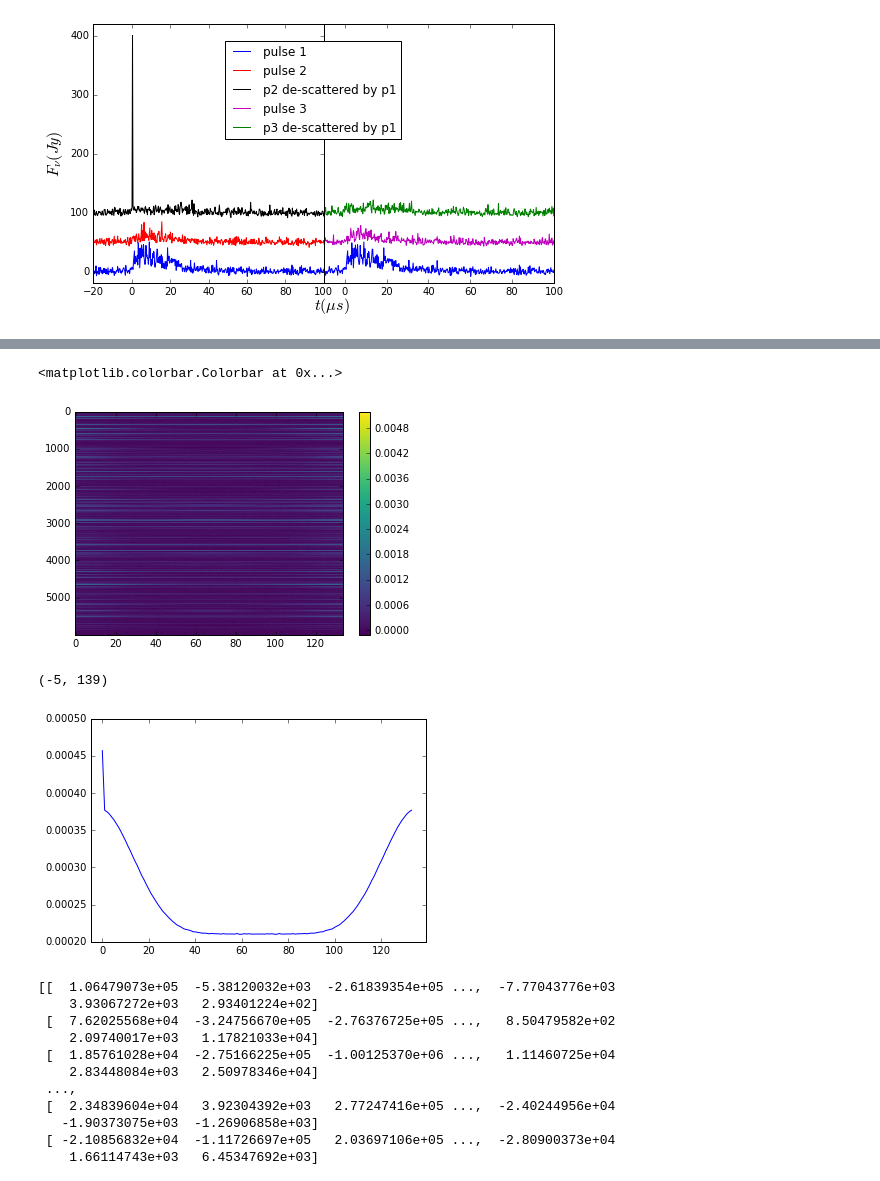
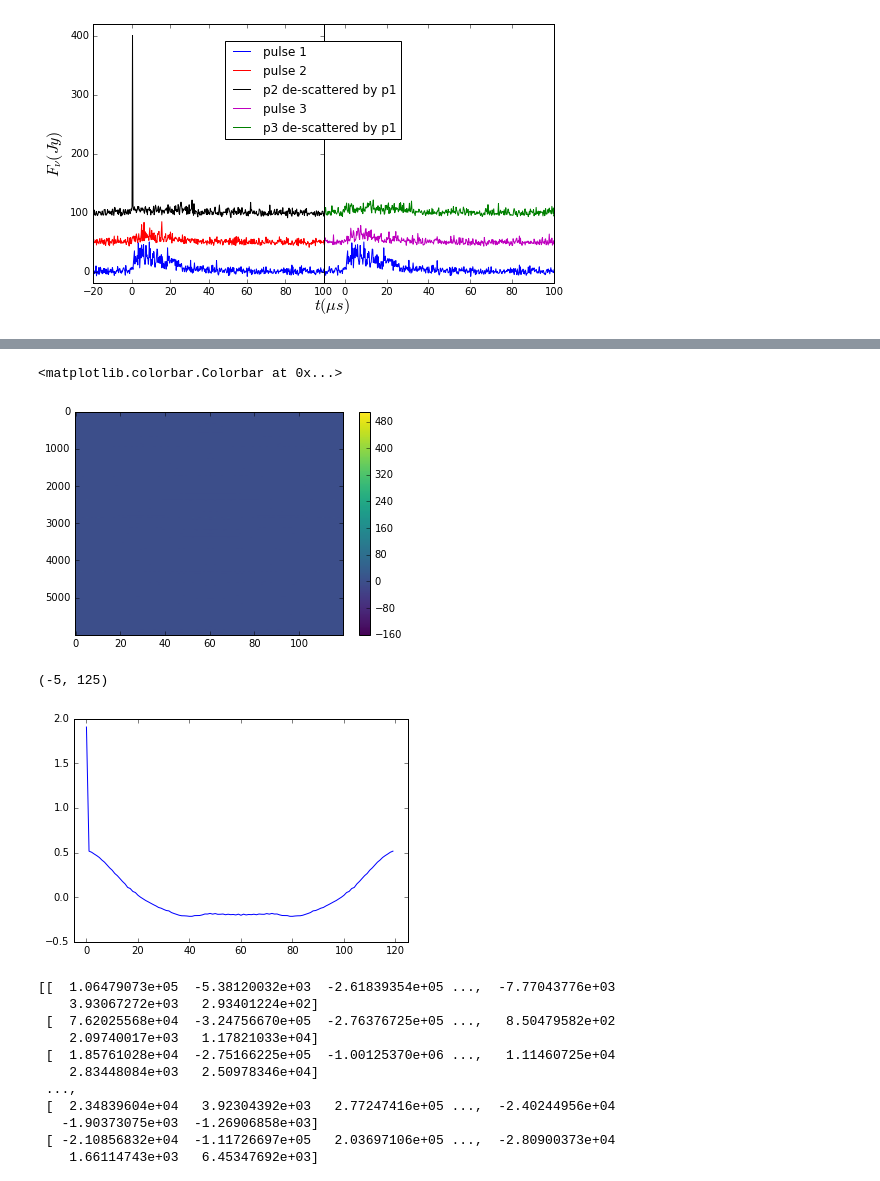
Before and after one commit to ramain/scint_analysis, a Jupyter notebook: b1957_GPs/B1957coherent.ipynb, the cells around one changed output, grey strips where cells are left out. Cells and saved outputs as stored; diff of their text form; code cells hidden in the pictures.

```diff
--- a/b1957_GPs/B1957coherent.ipynb
+++ b/b1957_GPs/B1957coherent.ipynb
@@ -459,7 +467,7 @@ R  =       (p1-p1.mean) * (p2-p2.mean)
 
 """
 %matplotlib inline
-chunk = 134
+chunk = 120
 start = 410
 
 dyncorr = np.zeros((chunk,dyn_signal.shape[1]))
@@ -475,15 +483,20 @@ for i in range(chunk):
     dynbg1 = np.array(dyn_noise)
     dynbg2 = np.roll(dyn_noise,i, axis=0)
 
-    autoc = dyn1*dyn2
+    autoc = (dyn1 - np.mean(dyn1, axis=0, keepdims=True))  * (dyn2 - np.mean(dyn2, axis=0, keepdims=True))
     crossterms = dyn1*dynbg2 + dyn2*dynbg1
     bgcorr = dynbg1*dynbg2
 
-    if i == 0:
-        #dyncorr[i] = np.mean(dyn1*dyn2-noise_autocorr, axis=0)
-        dyncorr[i] = np.mean(autoc-crossterms-bgcorr, axis=0)
-    else:
-        dyncorr[i] = np.mean(autoc, axis=0)
+    std1 = np.std(dyn1, axis=0, keepdims=True)**2.0 - np.std(dynbg1, axis=0, keepdims=True)**2.0
+    std2 = np.std(dyn2, axis=0, keepdims=True)**2.0 - np.std(dynbg2, axis=0, keepdims=True)**2.0
+
+    dyncorr[i] = np.mean(autoc/np.sqrt(std1*std2), axis=0)
+
+
+    #if i == 0:
+    #    dyncorr[i] = np.mean(autoc-crossterms-bgcorr, axis=0)
+    #else:
+    #    dyncorr[i] = np.mean(autoc, axis=0)
 
 
     #dyncorr[i] = np.mean(autoc, axis=0)
@@ -495,16 +508,16 @@ plt.imshow(dyncorr.T, interpolation='nearest', aspect='auto', cmap=cm.viridis)
 plt.colorbar()
 # %% [output]
 <matplotlib.colorbar.Colorbar at 0x...>
-[figure, old version]
+[figure, new version]
 # %%
 #plt.plot(dyn1.sum(-1))
-plt.plot(dyncorr.mean(1))
+plt.plot(np.median(dyncorr, axis=1))
 #plt.plot(dynbg.sum(1))
 
 plt.xlim(-5, chunk+5)
 # %% [output]
-(-5, 139)
+(-5, 125)
-[figure, old version]
+[figure, new version]
 # %%
 print crossterms
 print autoc
```
Also changed, not shown: parts of 6 cells of this notebook, 2 other files.
